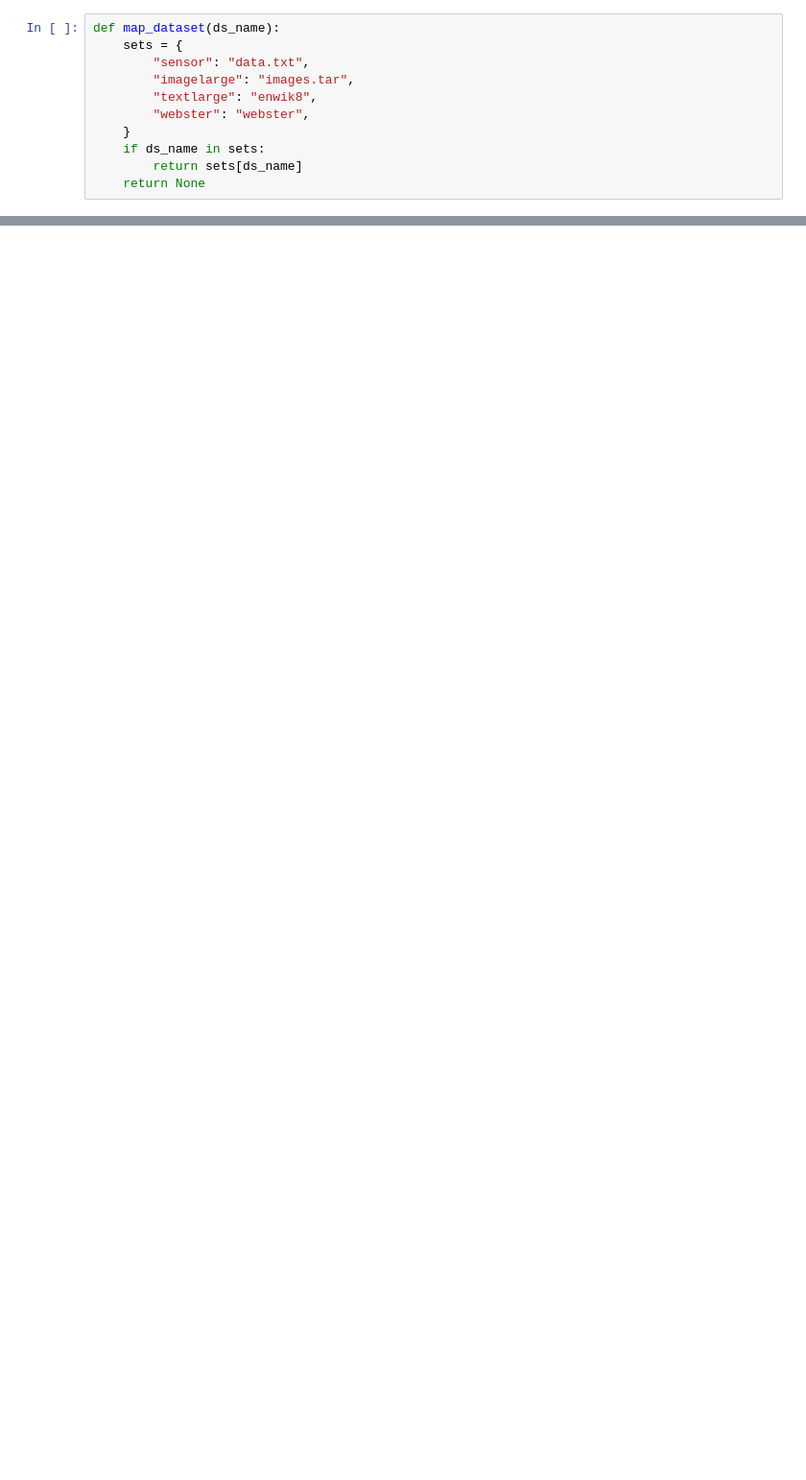
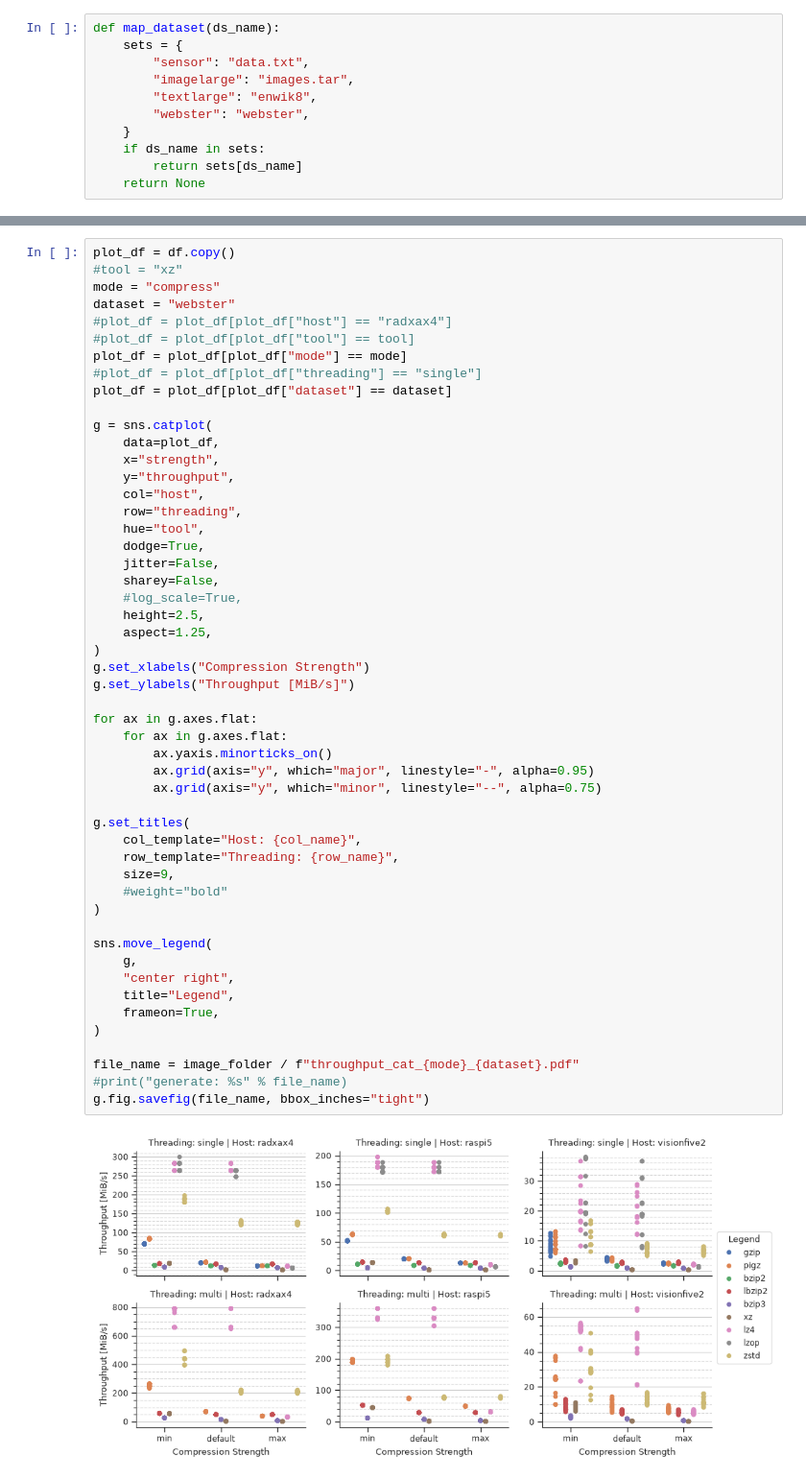
Before and after one commit to rsie-dev/power_consumption_experiment, a Jupyter notebook: visualization/visualize_throughput.ipynb, the cells around one changed output, grey strips where cells are left out. Shown at 96% size. Drawn from its saved outputs; the diff is of its cells as text; blank space fills up the shorter version.

```diff
--- a/visualization/visualize_throughput.ipynb
+++ b/visualization/visualize_throughput.ipynb
@@ -224,0 +221,53 @@ file_name = image_folder / f"throughput_{tool}.pdf"
+# %%
+plot_df = df.copy()
+#tool = "xz"
+mode = "compress"
+dataset = "webster"
+#plot_df = plot_df[plot_df["host"] == "radxax4"]
+#plot_df = plot_df[plot_df["tool"] == tool]
+plot_df = plot_df[plot_df["mode"] == mode]
+#plot_df = plot_df[plot_df["threading"] == "single"]
+plot_df = plot_df[plot_df["dataset"] == dataset]
+
+g = sns.catplot(
+    data=plot_df,
+    x="strength",
+    y="throughput",
+    col="host",
+    row="threading",
+    hue="tool",
+    dodge=True,
+    jitter=False,
+    sharey=False,
+    #log_scale=True,
+    height=2.5,
+    aspect=1.25,
+)
+g.set_xlabels("Compression Strength")
+g.set_ylabels("Throughput [MiB/s]")
+
+for ax in g.axes.flat:
+    for ax in g.axes.flat:
+        ax.yaxis.minorticks_on()
+        ax.grid(axis="y", which="major", linestyle="-", alpha=0.95)
+        ax.grid(axis="y", which="minor", linestyle="--", alpha=0.75)
+
+g.set_titles(
+    col_template="Host: {col_name}",
+    row_template="Threading: {row_name}",
+    size=9,
+    #weight="bold"
+)
+
+sns.move_legend(
+    g,
+    "center right",
+    title="Legend",
+    frameon=True,
+)
+
+file_name = image_folder / f"throughput_cat_{mode}_{dataset}.pdf"
+#print("generate: %s" % file_name)
+g.fig.savefig(file_name, bbox_inches="tight")
+# %% [output]
+[figure, added]
```
Also changed, not shown: parts of 3 cells of this notebook.
